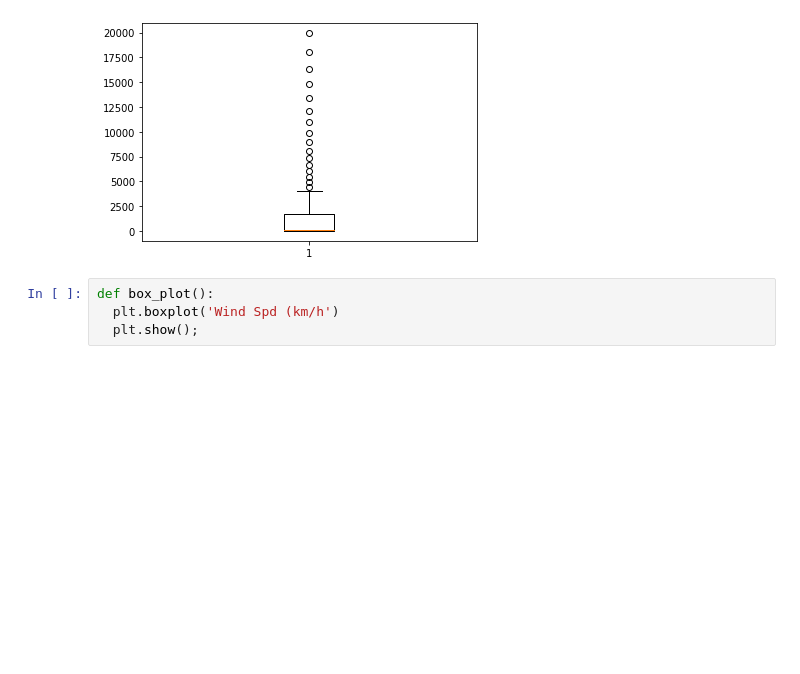
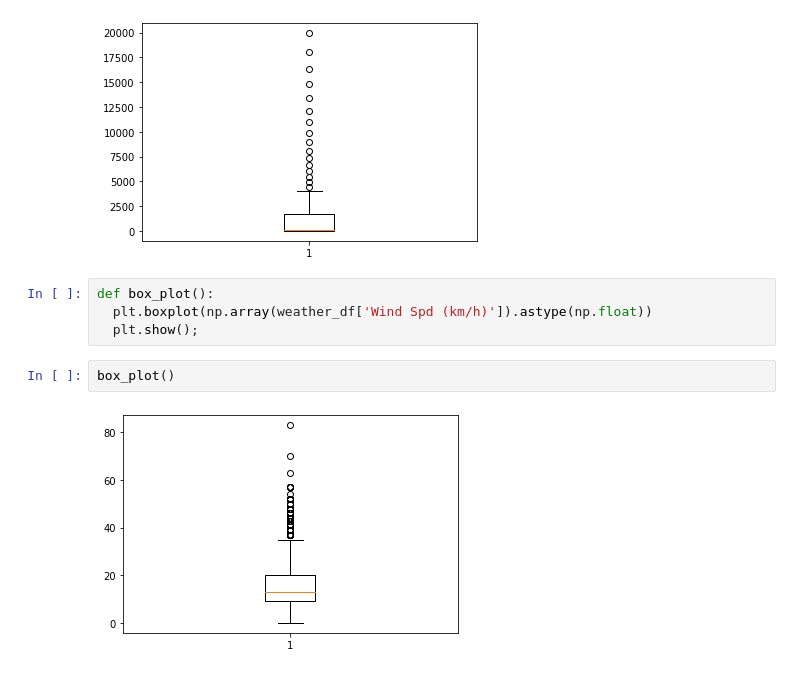
Before and after one commit to cedricbansah/data-science-practice, a Jupyter notebook: week5_notebook.ipynb, the cells around one changed output. Saved outputs shown, nothing was run; the diff lists cells and outputs as text; blank space fills up the shorter version.

```diff
--- a/week5_notebook.ipynb
+++ b/week5_notebook.ipynb
@@ -208,5 +208,9 @@ plt.show()
 [figure]
 # %%
 def box_plot():
-  plt.boxplot('Wind Spd (km/h')
+  plt.boxplot(np.array(weather_df['Wind Spd (km/h)']).astype(np.float))
   plt.show();
+# %%
+box_plot()
+# %% [output]
+[figure, added]
```
Also changed, not shown: parts of 9 cells of this notebook.
